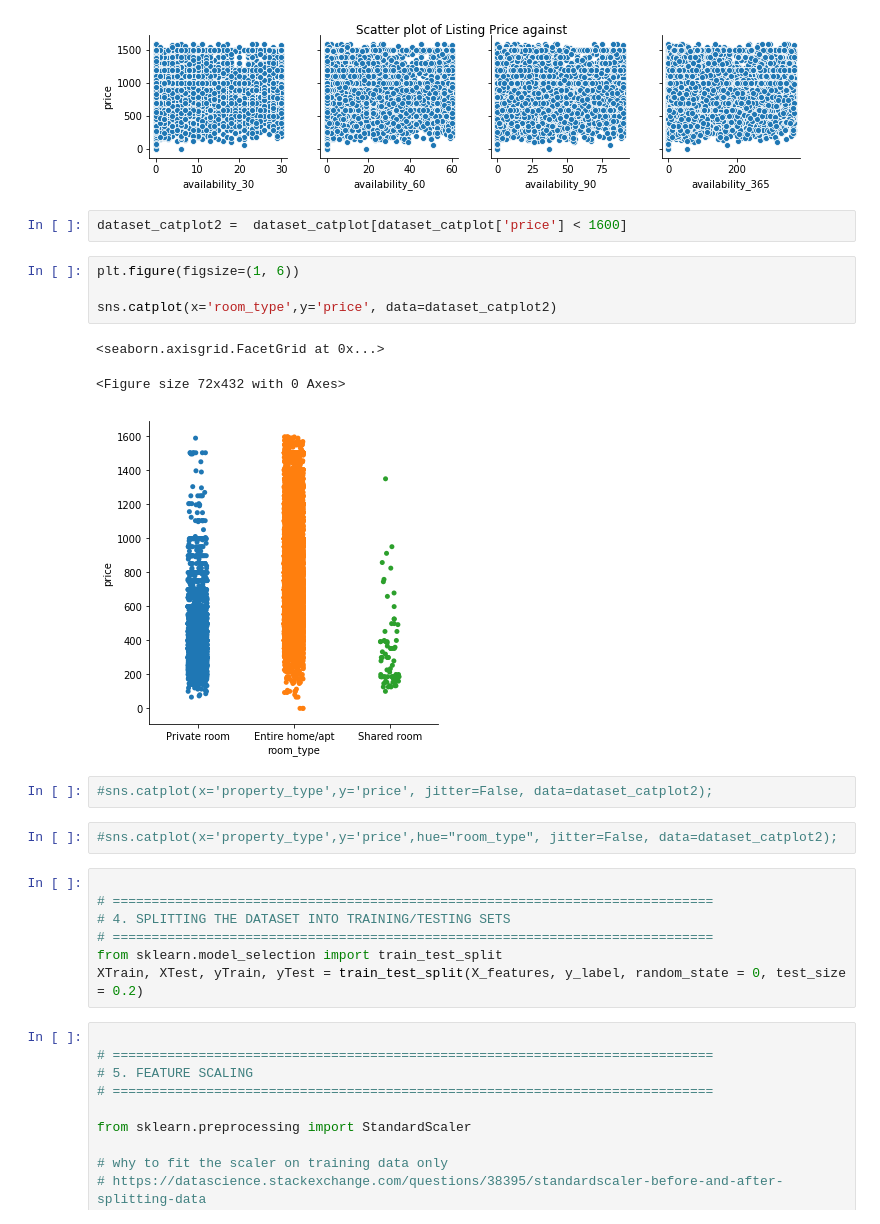
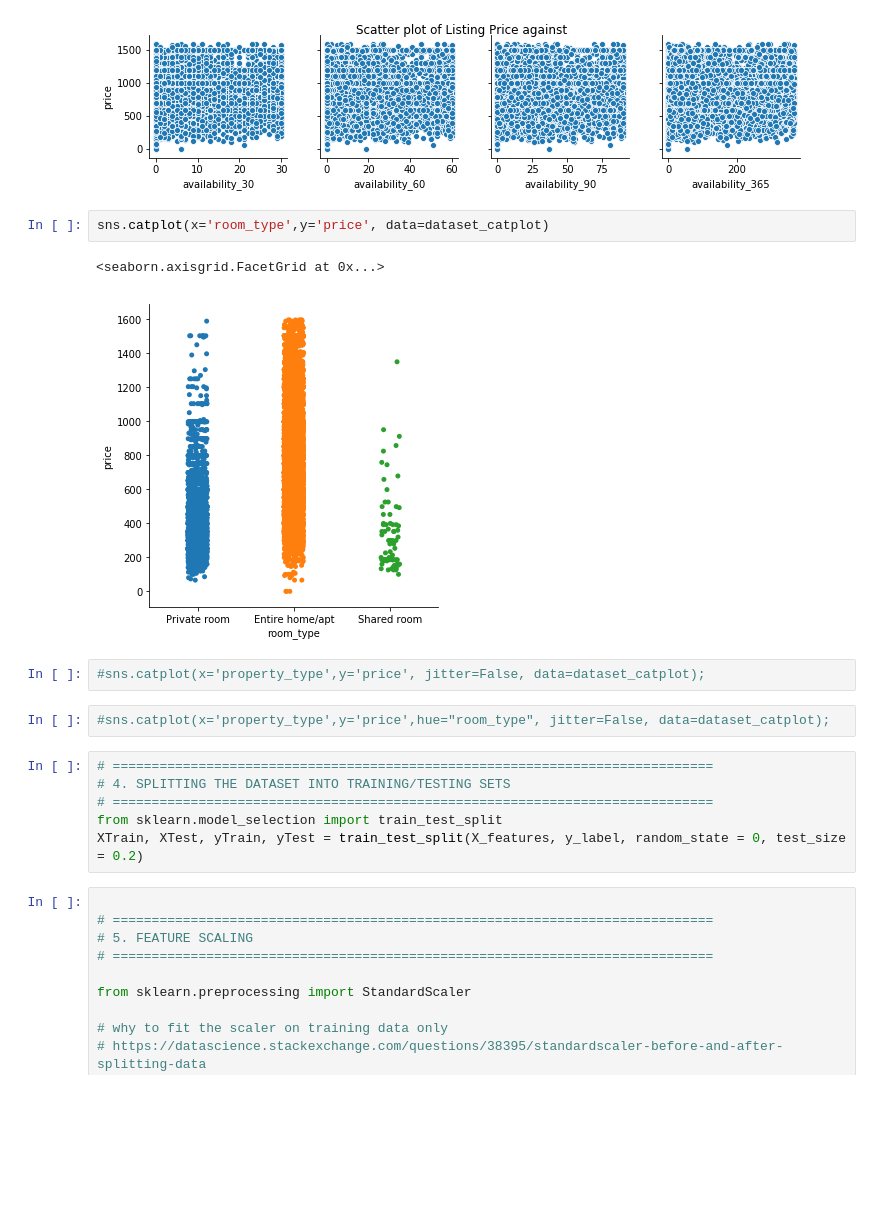
Before and after one commit to pixochi/airbnb-price-prediction, a Jupyter notebook: Airbnb Price Notebook.ipynb, the cells around one changed output. Drawn from its saved outputs; the diff is of its cells as text; blank space fills up the shorter version.

```diff
--- a/Airbnb Price Notebook.ipynb
+++ b/Airbnb Price Notebook.ipynb
@@ -241,22 +252,16 @@ price_scatter.fig.suptitle('Scatter plot of Listing Price against')
 # %% [output]
 Text(0.5,0.98,'Scatter plot of Listing Price against')
 [figure]
-# %%
-dataset_catplot2 =  dataset_catplot[dataset_catplot['price'] < 1600]
 # %%
-plt.figure(figsize=(1, 6))
-
-sns.catplot(x='room_type',y='price', data=dataset_catplot2)
+sns.catplot(x='room_type',y='price', data=dataset_catplot)
 # %% [output]
 <seaborn.axisgrid.FacetGrid at 0x...>
-<Figure size 72x432 with 0 Axes>
-[figure, old version]
+[figure, new version]
 # %%
-#sns.catplot(x='property_type',y='price', jitter=False, data=dataset_catplot2);
+#sns.catplot(x='property_type',y='price', jitter=False, data=dataset_catplot);
 # %%
-#sns.catplot(x='property_type',y='price',hue="room_type", jitter=False, data=dataset_catplot2);
+#sns.catplot(x='property_type',y='price',hue="room_type", jitter=False, data=dataset_catplot);
 # %%
-
 # =============================================================================
 # 4. SPLITTING THE DATASET INTO TRAINING/TESTING SETS
 # =============================================================================
```
Also changed, not shown: parts of 16 cells of this notebook, 1 other file.
